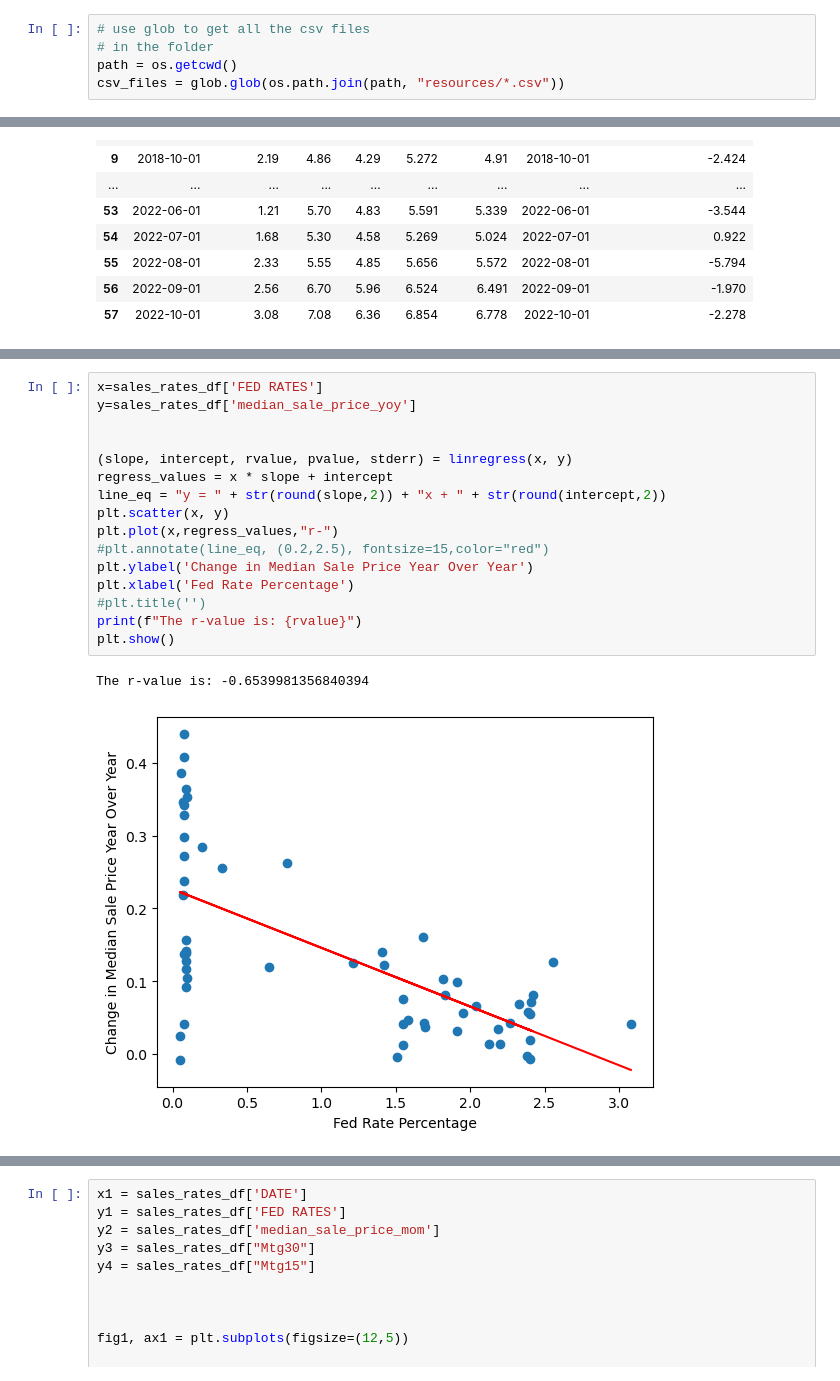
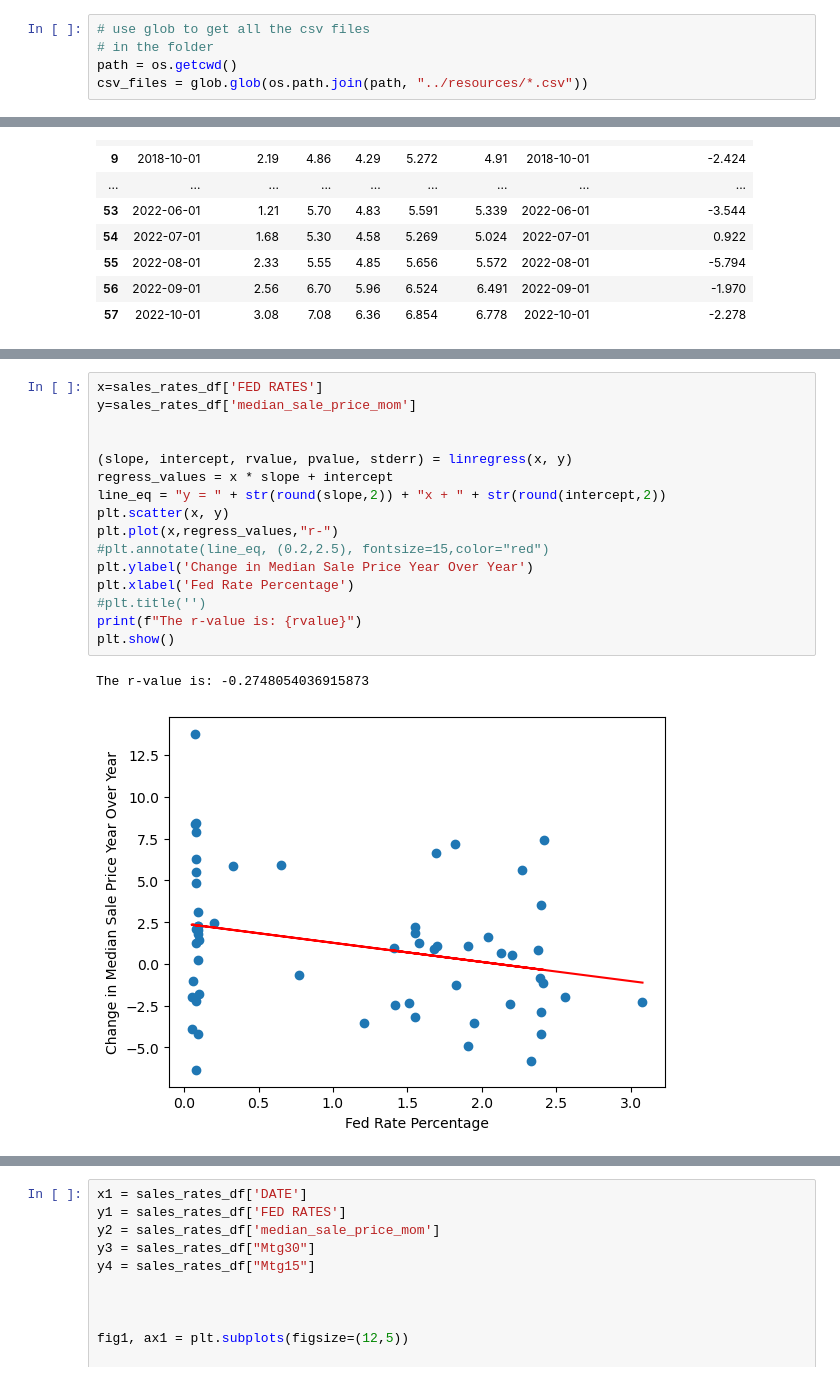
Before and after one commit to zarbin/UTA_Project-1, a Jupyter notebook: sandbox/final_notebook_jb.ipynb, the cells around one changed output, grey strips where cells are left out. Drawn from its saved outputs; the diff is of its cells as text.

```diff
--- a/sandbox/final_notebook_jb.ipynb
+++ b/sandbox/final_notebook_jb.ipynb
@@ -190,7 +190,7 @@ fig.show()
 # use glob to get all the csv files
 # in the folder
 path = os.getcwd()
-csv_files = glob.glob(os.path.join(path, "resources/*.csv"))
+csv_files = glob.glob(os.path.join(path, "../resources/*.csv"))
 # %%
 dict_of_df = {} # initialize empty dictionary
 
@@ -474,22 +474,22 @@ plt.show()
 # %%
 x=sales_rates_df['FED RATES']
-y=sales_rates_df['median_sale_price_yoy']
+y=sales_rates_df['median_sale_price_mom']
 
 
 (slope, intercept, rvalue, pvalue, stderr) = linregress(x, y)
 regress_values = x * slope + intercept
 line_eq = "y = " + str(round(slope,2)) + "x + " + str(round(intercept,2))
 plt.scatter(x, y)
 plt.plot(x,regress_values,"r-")
 #plt.annotate(line_eq, (0.2,2.5), fontsize=15,color="red")
 plt.ylabel('Change in Median Sale Price Year Over Year')
 plt.xlabel('Fed Rate Percentage')
 #plt.title('')
 print(f"The r-value is: {rvalue}")
 plt.show()
 # %% [output]
-The r-value is: -0.6539981356840394
+The r-value is: -0.2748054036915873
-[figure, old version]
+[figure, new version]
 # %%
 x1 = rates_final_df['DATE']
 y1 = rates_final_df['FED RATES']
```
Also changed, not shown: parts of 10 cells of this notebook.
